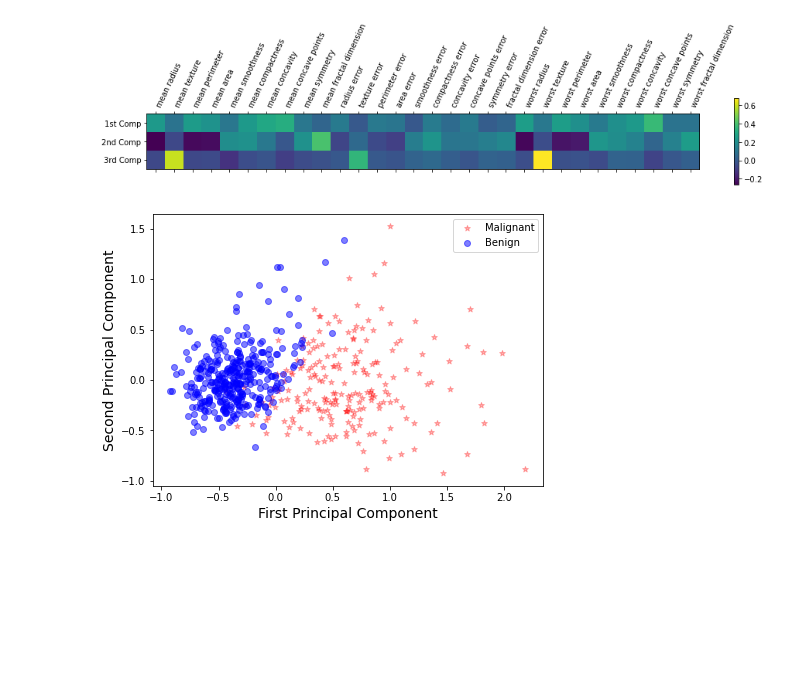
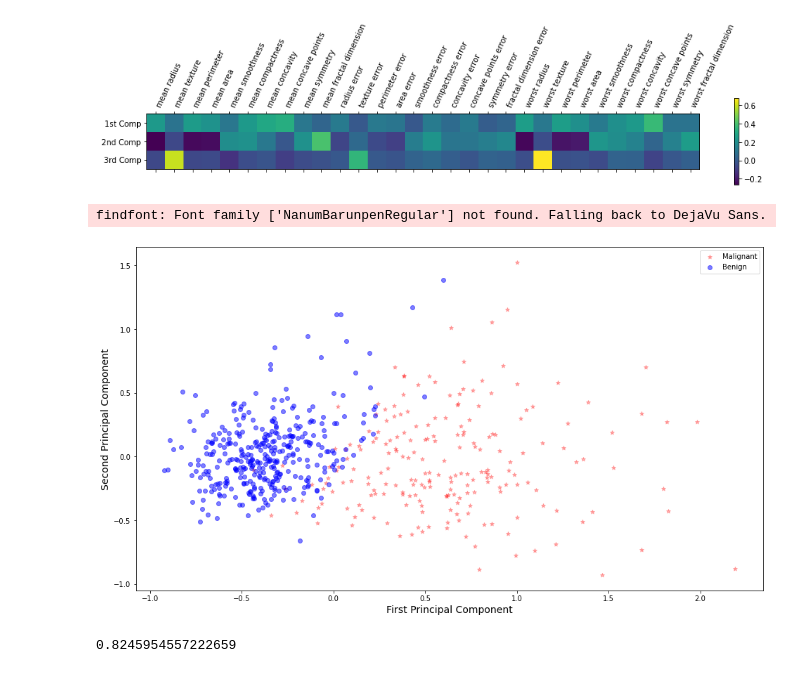
Before and after one commit to karim-moon/basic_deeplearning, a Jupyter notebook: PCA.ipynb, the cells around one changed output. Drawn from its saved outputs; the diff is of its cells as text; code cells hidden in the pictures; blank space fills up the shorter version.

```diff
--- a/PCA.ipynb
+++ b/PCA.ipynb
@@ -107,25 +110,26 @@ plt.show()
 # %%
 comp_1 = X_pca[:,0]
 comp_2 = X_pca[:,1]
 comp_3 = X_pca[:,2]
 
 labels = cancer.target
 
 color_dict = {0: 'red', 1: 'blue'}
 alpha = {0: 0.3, 1: 0.5}
 label = {0: 'Malignant', 1: 'Benign'}
 marker = {0: '*', 1: 'o'}
 
-fig,ax=plt.subplots(figsize=(7,5))
+fig,ax=plt.subplots(figsize=(16,9))
 fig.patch.set_facecolor('white')
 
 for l in np.unique(labels):
     ix = np.where(labels == l)
     ax.scatter(comp_1[ix], comp_2[ix], label = label[l], alpha = alpha[l], marker= marker[l], c= color_dict[l])
 
 plt.xlabel("First Principal Component",fontsize=14)
 plt.ylabel("Second Principal Component",fontsize=14)
 plt.legend()
 plt.show()
 # %% [output]
+findfont: Font family ['NanumBarunpenRegular'] not found. Falling back to DejaVu Sans.
-[figure, old version]
+[figure, new version]
@@ -131,0 +162,4 @@ plt.show()
+# %%
+sum(mnist_pca_50.explained_variance_ratio_)
+# %% [output]
+0.8245954557222659
```
Also changed, not shown: parts of 25 cells of this notebook, 2 other files.
